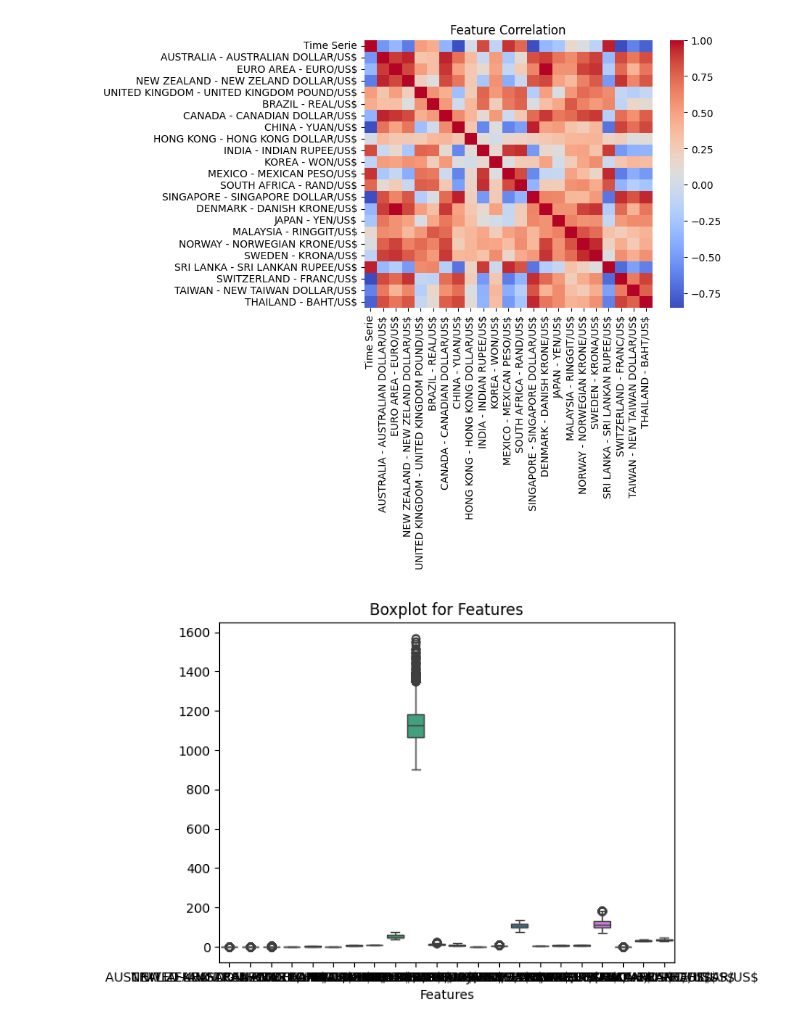
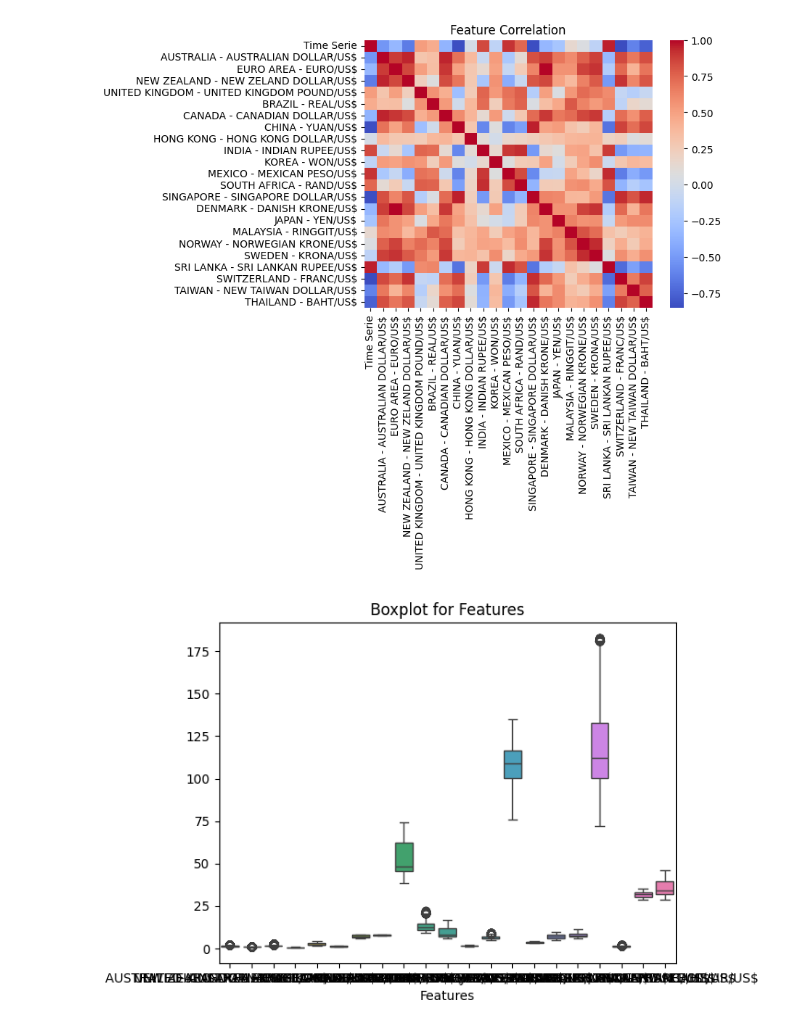
Before and after one commit to bulela00/Forex_Currency_Prediction-repo, a Jupyter notebook: analysis.ipynb, the cells around one changed output. Saved outputs shown, nothing was run; the diff lists cells and outputs as text; code cells hidden in the pictures.

Commit message:
Updated cleaning of data

```diff
--- a/analysis.ipynb
+++ b/analysis.ipynb
@@ -124,9 +127,9 @@ plt.show()
 [figure]
 # %%
 # Boxplot of features
-sns.boxplot(data=df)
+sns.boxplot(data=df.drop('KOREA - WON/US$',axis=1))
 plt.title('Boxplot for Features')
 plt.xlabel('Features')
 plt.show()
 # %% [output]
-[figure, old version]
+[figure, new version]
```
Also changed, not shown: parts of 13 cells of this notebook, 1 other file.
